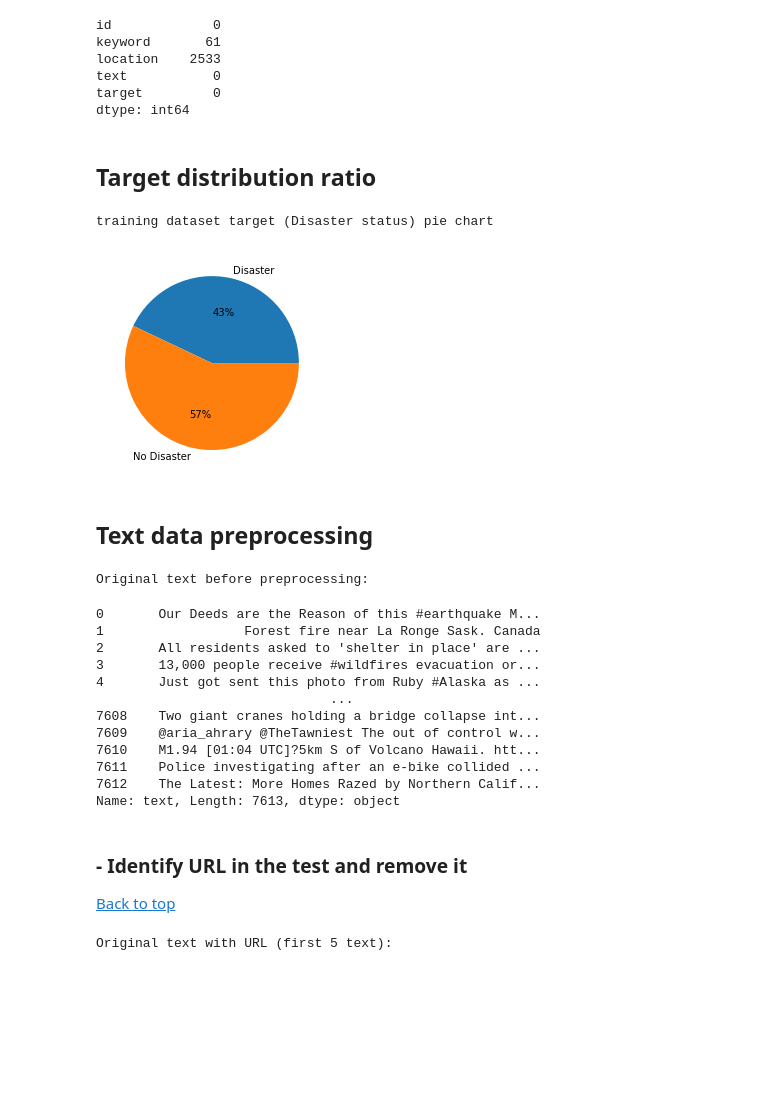
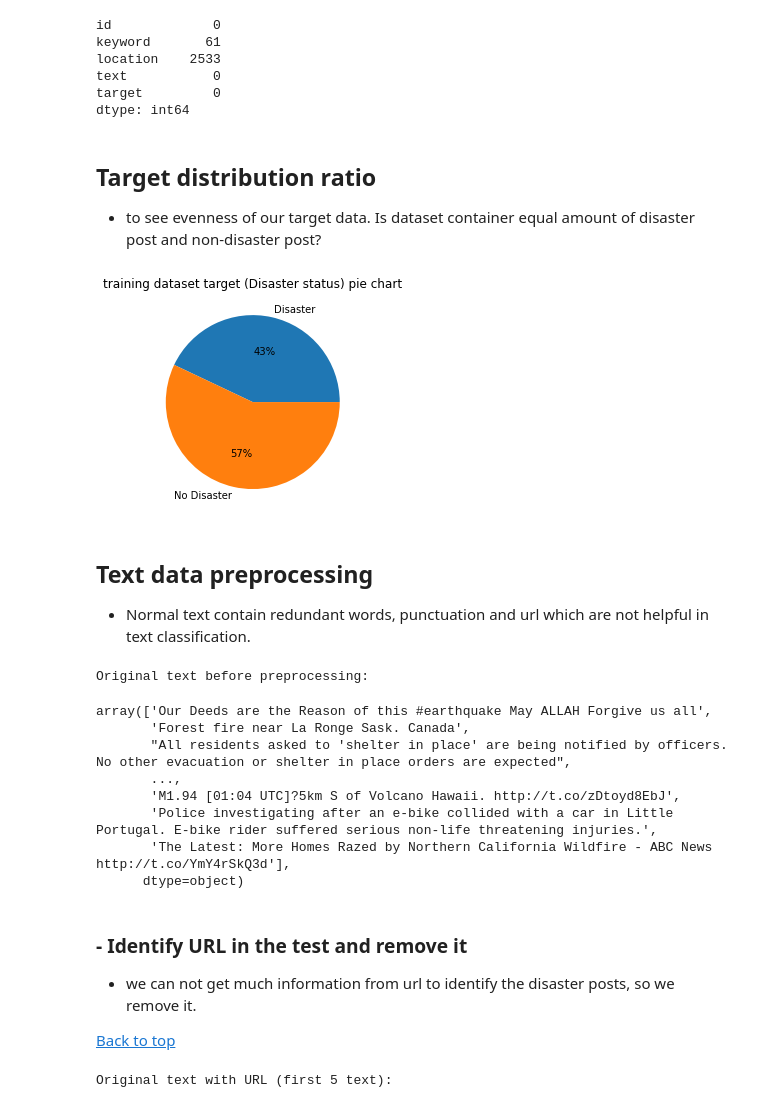
Before and after one commit to BryanChin991/text_classification, a Jupyter notebook: text-classification-checkpoint.ipynb, the cells around one changed output. Saved outputs shown, nothing was run; the diff lists cells and outputs as text; code cells hidden in the pictures; blank space fills up the shorter version.

```diff
--- a/text-classification-checkpoint.ipynb
+++ b/text-classification-checkpoint.ipynb
@@ -101,38 +150,36 @@ location    2533
 text           0
 target         0
 dtype: int64
-# %% [markdown]
-## Target distribution ratio
+# %% [markdown]
+## Target distribution ratio
+- to see evenness of our target data. Is dataset container equal amount of disaster post and non-disaster post?
 # %%
 target_class = {'Disaster' :(train.target == 1).sum(), 'No Disaster': (train.target == 0).sum()}
-print('training dataset target (Disaster status) pie chart')
 plt.pie(data = target_class, labels=target_class.keys(), x=target_class.values(), autopct='%.0f%%')
+plt.title('training dataset target (Disaster status) pie chart')
 plt.show()
 # %% [output]
-training dataset target (Disaster status) pie chart
-[figure, old version]
+[figure, new version]
-# %% [markdown]
-## Text data preprocessing
+# %% [markdown]
+## Text data preprocessing
+- Normal text contain redundant words, punctuation and url which are not helpful in text classification.
 # %%
 print('Original text before preprocessing:')
-train.text
+train.text.to_numpy()
 # %% [output]
 Original text before preprocessing:
-0       Our Deeds are the Reason of this #earthquake M...
-1                  Forest fire near La Ronge Sask. Canada
-2       All residents asked to 'shelter in place' are ...
-3       13,000 people receive #wildfires evacuation or...
-4       Just got sent this photo from Ruby #Alaska as ...
-                              ...
-7608    Two giant cranes holding a bridge collapse int...
-7609    @aria_ahrary @TheTawniest The out of control w...
-7610    M1.94 [01:04 UTC]?5km S of Volcano Hawaii. htt...
-7611    Police investigating after an e-bike collided ...
-7612    The Latest: More Homes Razed by Northern Calif...
-Name: text, Length: 7613, dtype: object
+array(['Our Deeds are the Reason of this #earthquake May ALLAH Forgive us all',
+       'Forest fire near La Ronge Sask. Canada',
+       "All residents asked to 'shelter in place' are being notified by officers. No other evacuation or shelter in place orders are expected",
+       ...,
+       'M1.94 [01:04 UTC]?5km S of Volcano Hawaii. http://t.co/zDtoyd8EbJ',
+       'Police investigating after an e-bike collided with a car in Little Portugal. E-bike rider suffered serious non-life threatening injuries.',
+       'The Latest: More Homes Razed by Northern California Wildfire - ABC News http://t.co/YmY4rSkQ3d'],
+      dtype=object)
 # %% [markdown]
 <a id="1"></a>
 ### - Identify URL in the test and remove it
+- we can not get much information from url to identify the disaster posts, so we remove it.
 
 [Back to top](#0)
 # %%
```
Also changed, not shown: parts of 25 cells of this notebook, 1 other file.
